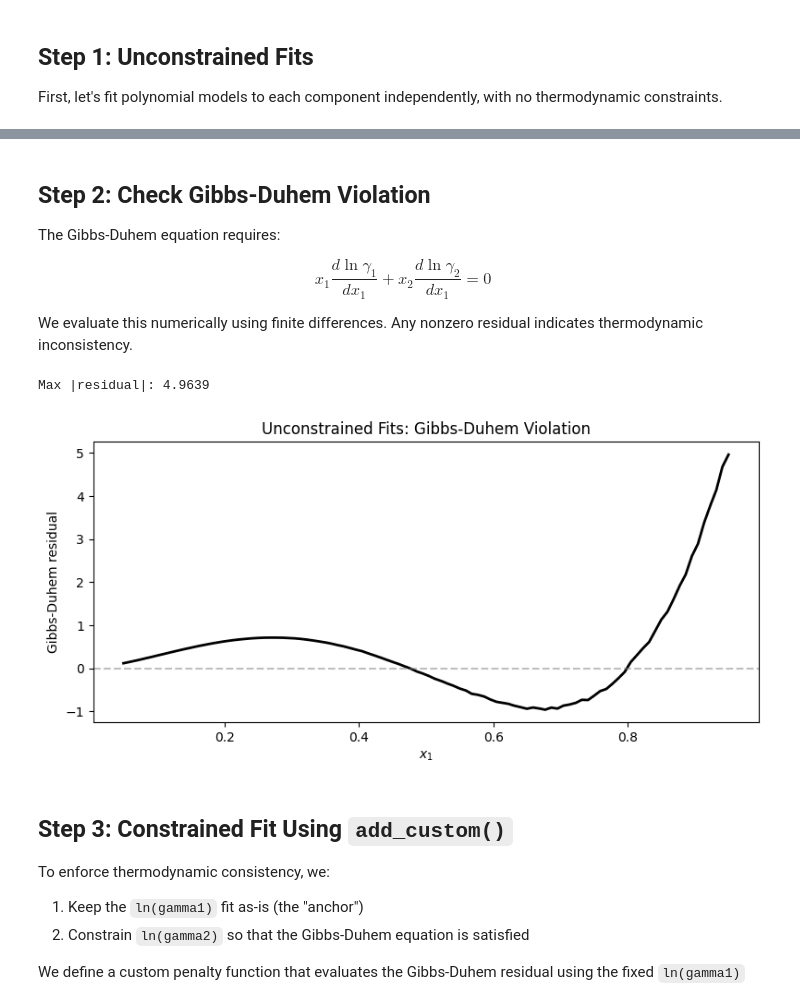
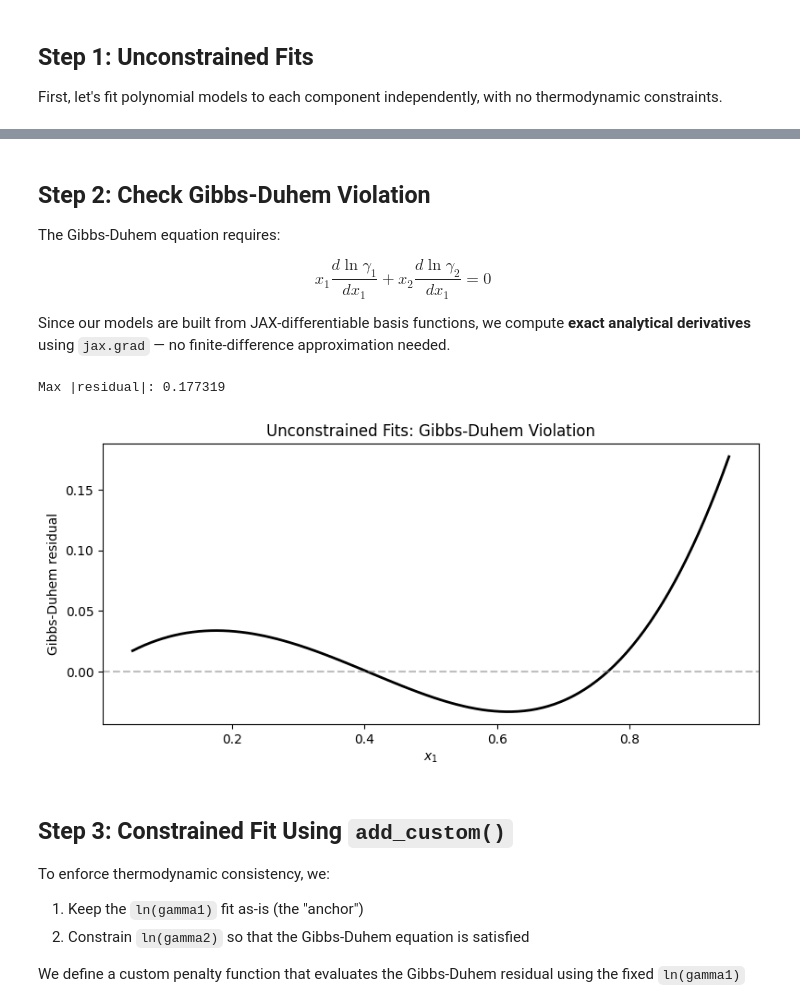
Before and after one commit to jkitchin/jaxsr, a Jupyter notebook: examples/gibbs_duhem_activity.ipynb, the cells around one changed output, grey strips where cells are left out. Drawn from its saved outputs; the diff is of its cells as text; code cells hidden in the pictures.

```diff
--- a/examples/gibbs_duhem_activity.ipynb
+++ b/examples/gibbs_duhem_activity.ipynb
@@ -71,9 +78,15 @@ thermodynamic constraints.
 # %%
 from jaxsr import BasisLibrary, SymbolicRegressor
 
-# Build polynomial basis in x1
-library = BasisLibrary(n_features=1, feature_names=["x1"])
-library.add_polynomials(max_degree=4)
+# Build polynomial basis in x1 — include constant and linear terms so the
+# true Margules expansion (which uses 1, x1, x1^2, x1^3) is recoverable.
+library = (
+    BasisLibrary(n_features=1, feature_names=["x1"])
+    .add_constant()
+    .add_linear()
+    .add_polynomials(max_degree=4)
+)
+print("Basis functions:", library.names)
 
 # Fit ln(gamma1)
 X = x1.reshape(-1, 1)
@@ -106,42 +129,62 @@ The Gibbs-Duhem equation requires:
 
 $$x_1 \frac{d \ln \gamma_1}{d x_1} + x_2 \frac{d \ln \gamma_2}{d x_1} = 0$$
 
-We evaluate this numerically using finite differences. Any nonzero residual indicates
-thermodynamic inconsistency.
+Since our models are built from JAX-differentiable basis functions, we compute
+**exact analytical derivatives** using `jax.grad` — no finite-difference approximation
+needed.
 # %%
+import jax
+import jax.numpy as jnp
+
+
+def model_derivative(model, x1_vals):
+    """Compute exact d(prediction)/dx1 using JAX autodiff.
+
+    The model predicts y = Phi(X) @ coefficients, where Phi is the basis
+    matrix from library.evaluate(). Since library.evaluate uses pure JAX
+    operations, jax.grad gives the exact analytical derivative.
+    """
+    coeffs = jnp.array(model.coefficients_)
+    basis_lib = model.basis_library
+    indices = list(model.selected_indices_)
+
+    def predict_scalar(x):
+        """Predict at a single scalar x1 value."""
+        X_single = jnp.array([[x]])
+        Phi = basis_lib.evaluate_subset(X_single, indices)
+        return (Phi @ coeffs)[0]
+
+    grad_fn = jax.grad(predict_scalar)
+    return jax.vmap(grad_fn)(jnp.array(x1_vals))
+
+
 def gibbs_duhem_residual(model1, model2, x1_eval):
     """Compute the Gibbs-Duhem residual: x1*d(ln g1)/dx1 + x2*d(ln g2)/dx1.
 
-    Should be zero for thermodynamically consistent models.
+    Uses exact JAX autodiff derivatives. Should be zero for thermodynamically
+    consistent models.
     """
     x2_eval = 1.0 - x1_eval
-    dx = 1e-5
-
-    # Numerical derivatives
-    X_plus = (x1_eval + dx).reshape(-1, 1)
-    X_minus = (x1_eval - dx).reshape(-1, 1)
-
-    d_lng1 = (model1.predict(X_plus) - model1.predict(X_minus)) / (2 * dx)
-    d_lng2 = (model2.predict(X_plus) - model2.predict(X_minus)) / (2 * dx)
-
+    d_lng1 = np.array(model_derivative(model1, x1_eval))
+    d_lng2 = np.array(model_derivative(model2, x1_eval))
     return x1_eval * d_lng1 + x2_eval * d_lng2
 
 
 x1_eval = np.linspace(0.05, 0.95, 100)
 residual_free = gibbs_duhem_residual(model1_free, model2_free, x1_eval)
 
 fig, ax = plt.subplots(figsize=(8, 4))
 ax.plot(x1_eval, residual_free, "k-", lw=2)
 ax.axhline(0, color="gray", ls="--", alpha=0.5)
 ax.set_xlabel(r"$x_1$")
 ax.set_ylabel("Gibbs-Duhem residual")
 ax.set_title("Unconstrained Fits: Gibbs-Duhem Violation")
-print(f"Max |residual|: {np.max(np.abs(residual_free)):.4f}")
+print(f"Max |residual|: {np.max(np.abs(residual_free)):.6f}")
 plt.tight_layout()
 plt.show()
 # %% [output]
-Max |residual|: 4.9639
+Max |residual|: 0.177319
-[figure, old version]
+[figure, new version]
 # %% [markdown]
 ## Step 3: Constrained Fit Using `add_custom()`
 
```
Also changed, not shown: parts of 14 cells of this notebook, 5 other files.
